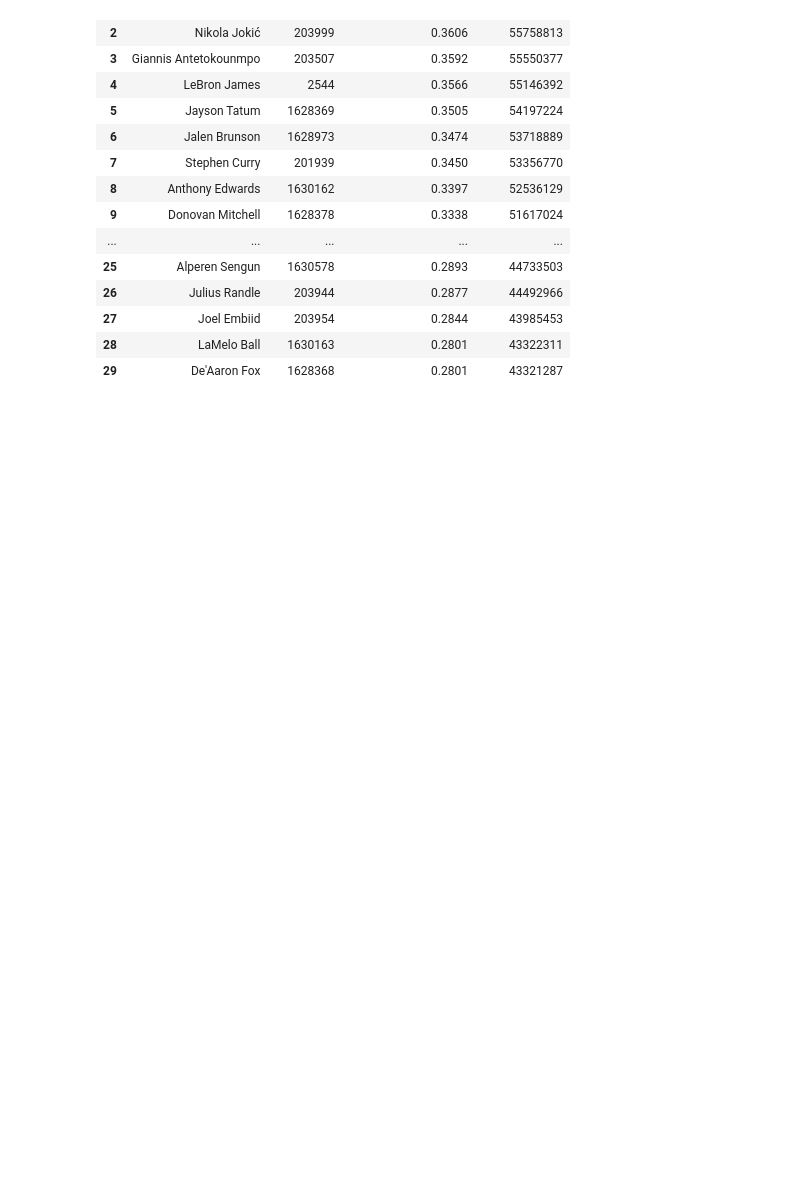
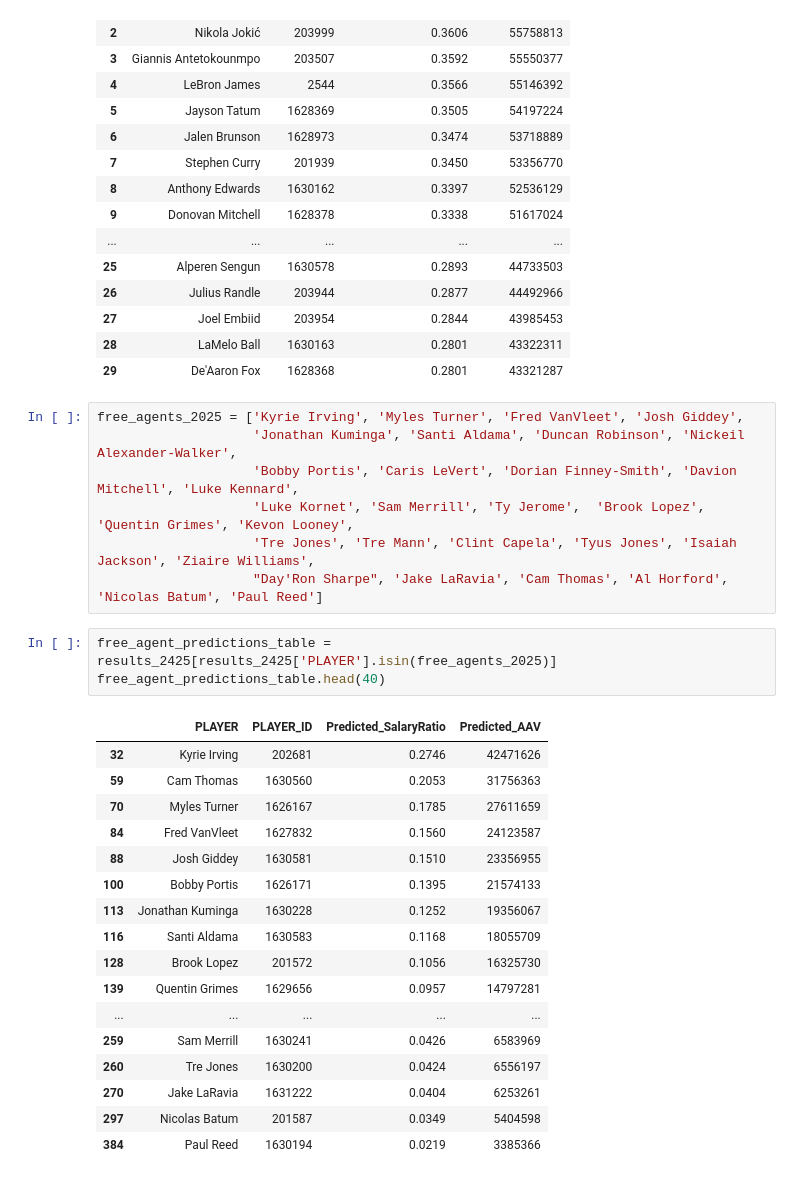
Before and after one commit to CaedinM/nba-salary-prediction, a Jupyter notebook: notebook/prediction.ipynb, the cells around one changed output. Saved outputs shown, nothing was run; the diff lists cells and outputs as text; blank space fills up the shorter version.

Commit message:
filter predictions for top free agents

```diff
--- a/notebook/prediction.ipynb
+++ b/notebook/prediction.ipynb
@@ -287,3 +287,31 @@ results_2425.head(30)
 | 27 | Joel Embiid | 203954 | 0.2844 | 43985453 |
 | 28 | LaMelo Ball | 1630163 | 0.2801 | 43322311 |
 | 29 | De'Aaron Fox | 1628368 | 0.2801 | 43321287 |
+# %%
+free_agents_2025 = ['Kyrie Irving', 'Myles Turner', 'Fred VanVleet', 'Josh Giddey',
+                    'Jonathan Kuminga', 'Santi Aldama', 'Duncan Robinson', 'Nickeil Alexander-Walker',
+                    'Bobby Portis', 'Caris LeVert', 'Dorian Finney-Smith', 'Davion Mitchell', 'Luke Kennard',
+                    'Luke Kornet', 'Sam Merrill', 'Ty Jerome',  'Brook Lopez', 'Quentin Grimes', 'Kevon Looney',
+                    'Tre Jones', 'Tre Mann', 'Clint Capela', 'Tyus Jones', 'Isaiah Jackson', 'Ziaire Williams',
+                    "Day'Ron Sharpe", 'Jake LaRavia', 'Cam Thomas', 'Al Horford', 'Nicolas Batum', 'Paul Reed']
+# %%
+free_agent_predictions_table = results_2425[results_2425['PLAYER'].isin(free_agents_2025)]
+free_agent_predictions_table.head(40)
+# %% [output]
+|  | PLAYER | PLAYER_ID | Predicted_SalaryRatio | Predicted_AAV |
+| 32 | Kyrie Irving | 202681 | 0.2746 | 42471626 |
+| 59 | Cam Thomas | 1630560 | 0.2053 | 31756363 |
+| 70 | Myles Turner | 1626167 | 0.1785 | 27611659 |
+| 84 | Fred VanVleet | 1627832 | 0.1560 | 24123587 |
+| 88 | Josh Giddey | 1630581 | 0.1510 | 23356955 |
+| 100 | Bobby Portis | 1626171 | 0.1395 | 21574133 |
+| 113 | Jonathan Kuminga | 1630228 | 0.1252 | 19356067 |
+| 116 | Santi Aldama | 1630583 | 0.1168 | 18055709 |
+| 128 | Brook Lopez | 201572 | 0.1056 | 16325730 |
+| 139 | Quentin Grimes | 1629656 | 0.0957 | 14797281 |
+| ... | ... | ... | ... | ... |
+| 259 | Sam Merrill | 1630241 | 0.0426 | 6583969 |
+| 260 | Tre Jones | 1630200 | 0.0424 | 6556197 |
+| 270 | Jake LaRavia | 1631222 | 0.0404 | 6253261 |
+| 297 | Nicolas Batum | 201587 | 0.0349 | 5404598 |
+| 384 | Paul Reed | 1630194 | 0.0219 | 3385366 |
```
